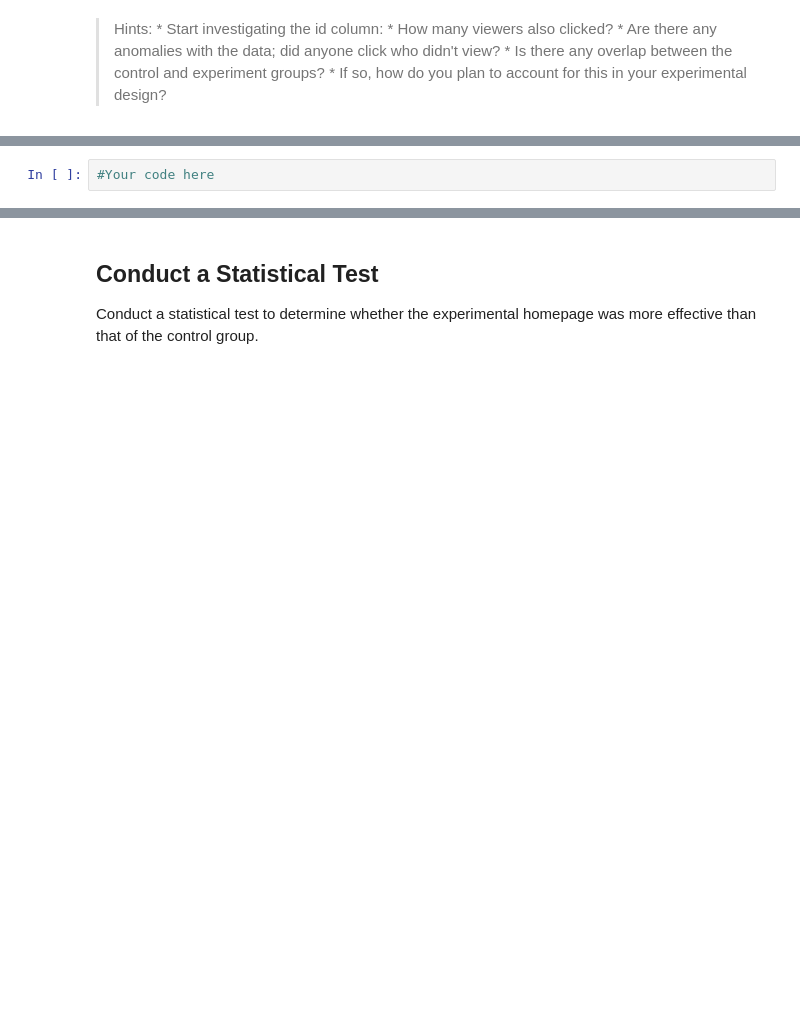
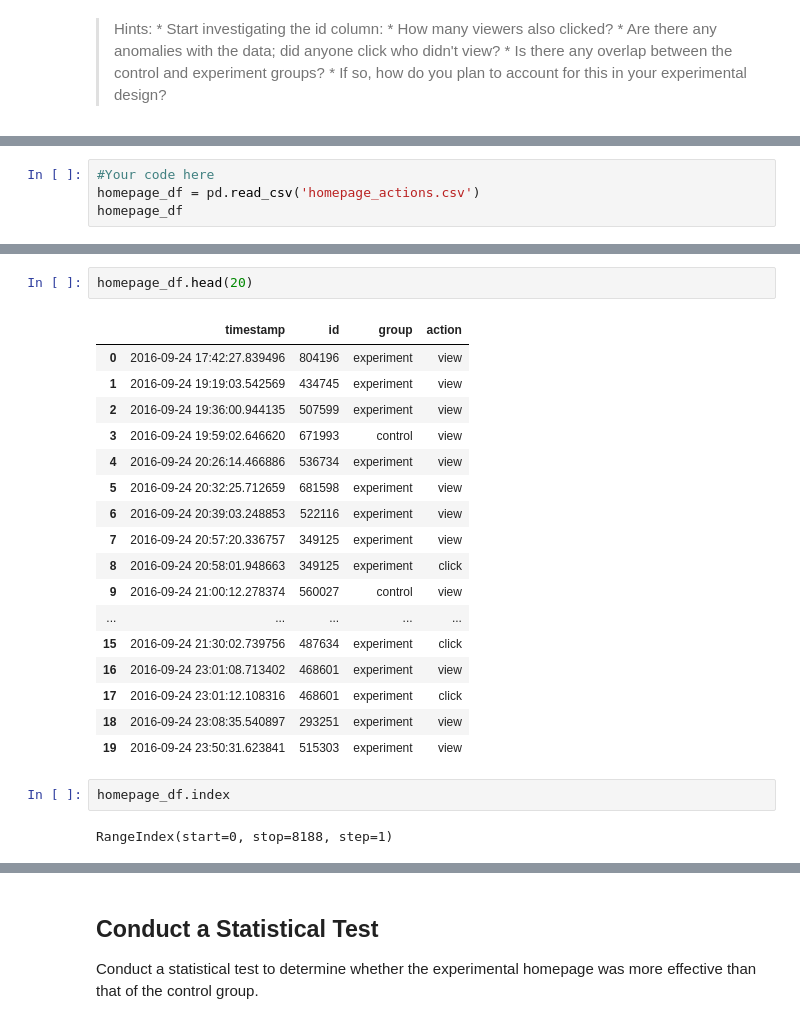
Before and after one commit to jbenasuli/flatiron-cumulative-labs, a Jupyter notebook: dsc-website-ab-testing-lab/index.ipynb, the cells around one changed output, grey strips where cells are left out. Saved outputs shown, nothing was run; the diff lists cells and outputs as text; blank space fills up the shorter version.

```diff
--- a/dsc-website-ab-testing-lab/index.ipynb
+++ b/dsc-website-ab-testing-lab/index.ipynb
@@ -24,2 +29,4 @@ Start by loading in the dataset stored in the file 'homepage_actions.csv'. Then
 # %%
 #Your code here
+homepage_df = pd.read_csv('homepage_actions.csv')
+homepage_df
@@ -25,0 +47,24 @@ Start by loading in the dataset stored in the file 'homepage_actions.csv'. Then
+# %%
+homepage_df.head(20)
+# %% [output]
+|  | timestamp | id | group | action |
+| 0 | 2016-09-24 17:42:27.839496 | 804196 | experiment | view |
+| 1 | 2016-09-24 19:19:03.542569 | 434745 | experiment | view |
+| 2 | 2016-09-24 19:36:00.944135 | 507599 | experiment | view |
+| 3 | 2016-09-24 19:59:02.646620 | 671993 | control | view |
+| 4 | 2016-09-24 20:26:14.466886 | 536734 | experiment | view |
+| 5 | 2016-09-24 20:32:25.712659 | 681598 | experiment | view |
+| 6 | 2016-09-24 20:39:03.248853 | 522116 | experiment | view |
+| 7 | 2016-09-24 20:57:20.336757 | 349125 | experiment | view |
+| 8 | 2016-09-24 20:58:01.948663 | 349125 | experiment | click |
+| 9 | 2016-09-24 21:00:12.278374 | 560027 | control | view |
+| ... | ... | ... | ... | ... |
+| 15 | 2016-09-24 21:30:02.739756 | 487634 | experiment | click |
+| 16 | 2016-09-24 23:01:08.713402 | 468601 | experiment | view |
+| 17 | 2016-09-24 23:01:12.108316 | 468601 | experiment | click |
+| 18 | 2016-09-24 23:08:35.540897 | 293251 | experiment | view |
+| 19 | 2016-09-24 23:50:31.623841 | 515303 | experiment | view |
+# %%
+homepage_df.index
+# %% [output]
+RangeIndex(start=0, stop=8188, step=1)
```
Also changed, not shown: parts of 37 cells of this notebook, 1 other file.
